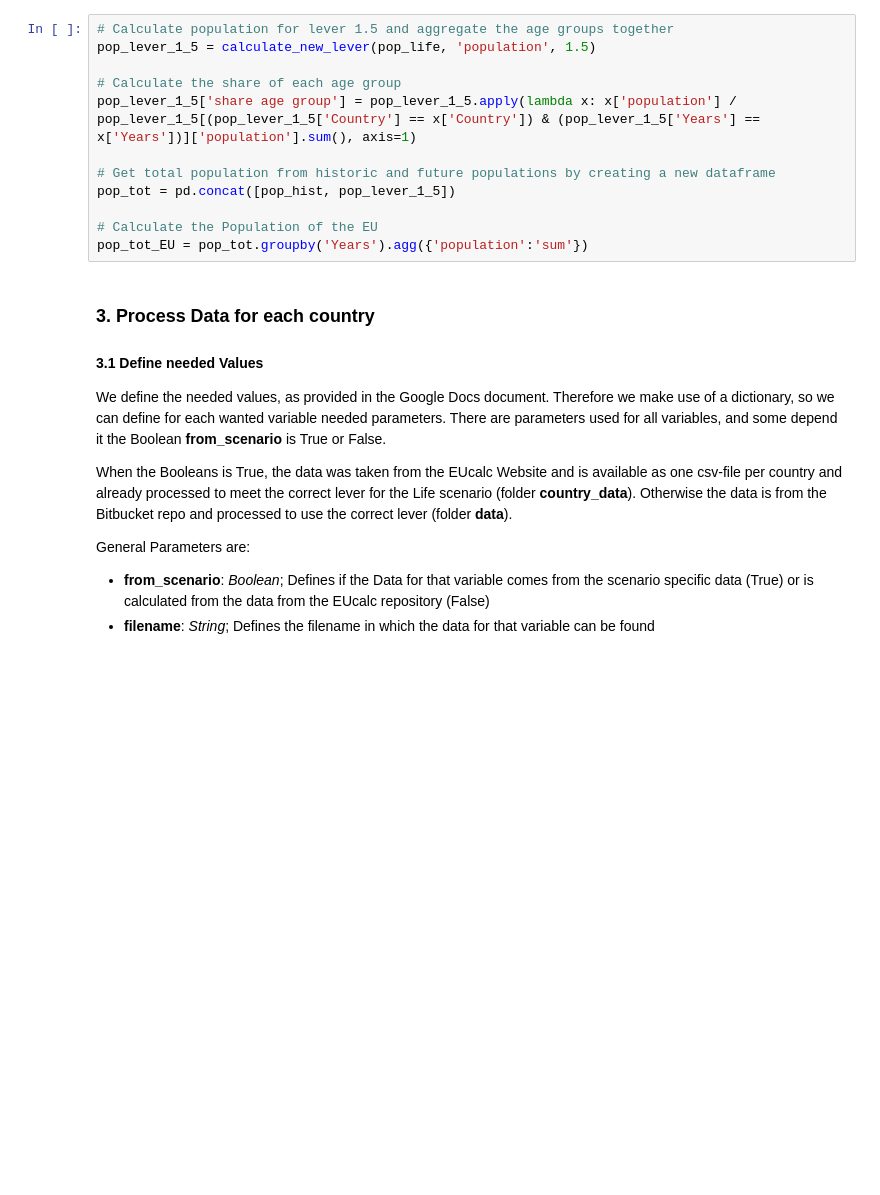
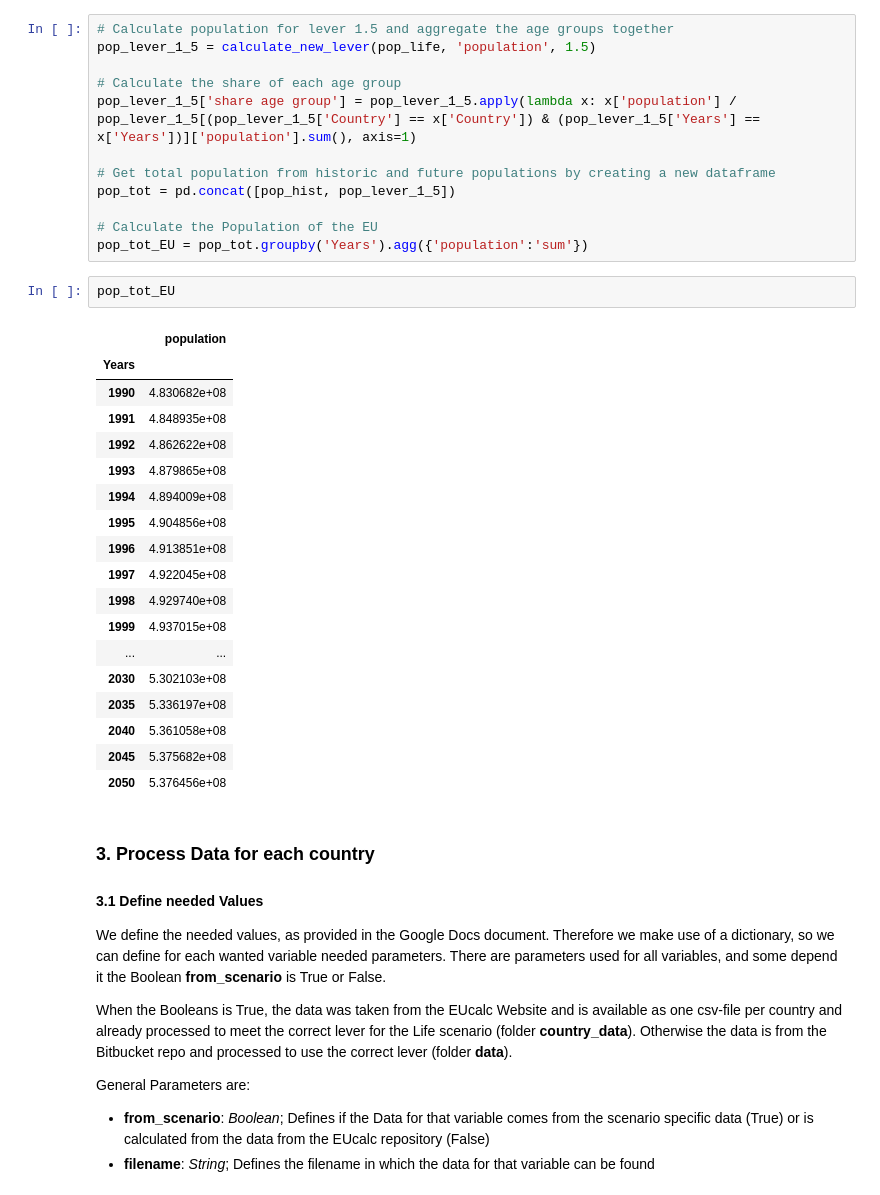
Before and after one commit to Sufficiency-Quantification/SufficiencyIndicators_EU-Calc, a Jupyter notebook: main.ipynb, the cells around one changed output. Cells and saved outputs as stored; diff of their text form; blank space fills up the shorter version.

```diff
--- a/main.ipynb
+++ b/main.ipynb
@@ -80,6 +80,27 @@ pop_tot = pd.concat([pop_hist, pop_lever_1_5])
 
 # Calculate the Population of the EU
 pop_tot_EU = pop_tot.groupby('Years').agg({'population':'sum'})
+# %%
+pop_tot_EU
+# %% [output]
+|  | population |
+| Years |  |
+| 1990 | 4.830682e+08 |
+| 1991 | 4.848935e+08 |
+| 1992 | 4.862622e+08 |
+| 1993 | 4.879865e+08 |
+| 1994 | 4.894009e+08 |
+| 1995 | 4.904856e+08 |
+| 1996 | 4.913851e+08 |
+| 1997 | 4.922045e+08 |
+| 1998 | 4.929740e+08 |
+| 1999 | 4.937015e+08 |
+| ... | ... |
+| 2030 | 5.302103e+08 |
+| 2035 | 5.336197e+08 |
+| 2040 | 5.361058e+08 |
+| 2045 | 5.375682e+08 |
+| 2050 | 5.376456e+08 |
 # %% [markdown]
 ### 3. Process Data for each country
 
```
Also changed, not shown: parts of 4 cells of this notebook, 35 other files.
